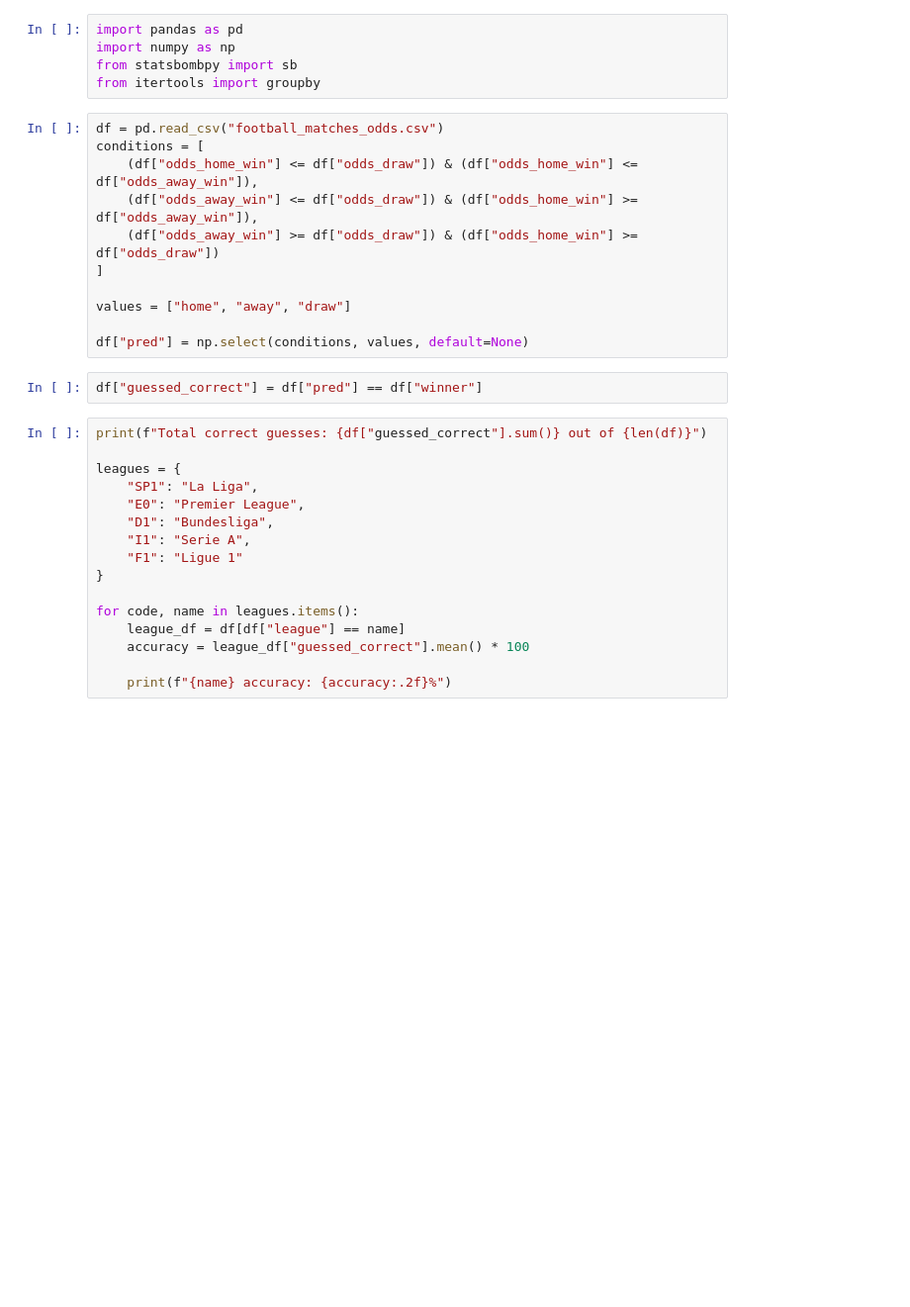
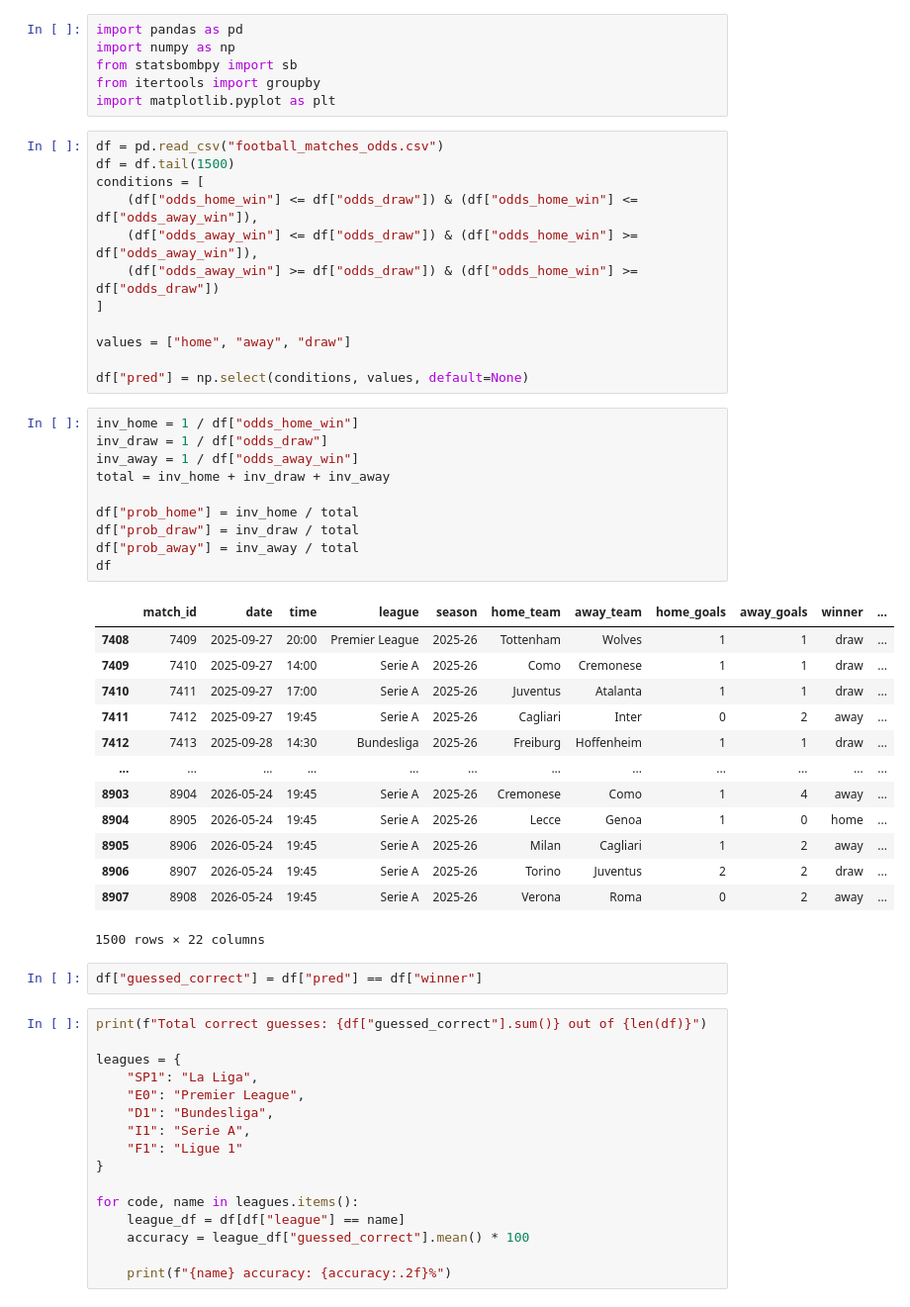
Before and after one commit to kais-grati/football_oracle, a Jupyter notebook: experiments.ipynb, the cells around one changed output. Shown at 99% size. Cells and saved outputs as stored; diff of their text form; blank space fills up the shorter version.

```diff
--- a/experiments.ipynb
+++ b/experiments.ipynb
@@ -3,8 +3,10 @@ import pandas as pd
 import numpy as np
 from statsbombpy import sb
 from itertools import groupby
+import matplotlib.pyplot as plt
 # %%
 df = pd.read_csv("football_matches_odds.csv")
+df = df.tail(1500)
 conditions = [
     (df["odds_home_win"] <= df["odds_draw"]) & (df["odds_home_win"] <= df["odds_away_win"]),
     (df["odds_away_win"] <= df["odds_draw"]) & (df["odds_home_win"] >= df["odds_away_win"]),
@@ -14,6 +16,30 @@ conditions = [
 values = ["home", "away", "draw"]
 
 df["pred"] = np.select(conditions, values, default=None)
+# %%
+inv_home = 1 / df["odds_home_win"]
+inv_draw = 1 / df["odds_draw"]
+inv_away = 1 / df["odds_away_win"]
+total = inv_home + inv_draw + inv_away
+
+df["prob_home"] = inv_home / total
+df["prob_draw"] = inv_draw / total
+df["prob_away"] = inv_away / total
+df
+# %% [output]
+|  | match_id | date | time | league | season | home_team | away_team | home_goals | away_goals | winner | ... |
+| 7408 | 7409 | 2025-09-27 | 20:00 | Premier League | 2025-26 | Tottenham | Wolves | 1 | 1 | draw | ... |
+| 7409 | 7410 | 2025-09-27 | 14:00 | Serie A | 2025-26 | Como | Cremonese | 1 | 1 | draw | ... |
+| 7410 | 7411 | 2025-09-27 | 17:00 | Serie A | 2025-26 | Juventus | Atalanta | 1 | 1 | draw | ... |
+| 7411 | 7412 | 2025-09-27 | 19:45 | Serie A | 2025-26 | Cagliari | Inter | 0 | 2 | away | ... |
+| 7412 | 7413 | 2025-09-28 | 14:30 | Bundesliga | 2025-26 | Freiburg | Hoffenheim | 1 | 1 | draw | ... |
+| ... | ... | ... | ... | ... | ... | ... | ... | ... | ... | ... | ... |
+| 8903 | 8904 | 2026-05-24 | 19:45 | Serie A | 2025-26 | Cremonese | Como | 1 | 4 | away | ... |
+| 8904 | 8905 | 2026-05-24 | 19:45 | Serie A | 2025-26 | Lecce | Genoa | 1 | 0 | home | ... |
+| 8905 | 8906 | 2026-05-24 | 19:45 | Serie A | 2025-26 | Milan | Cagliari | 1 | 2 | away | ... |
+| 8906 | 8907 | 2026-05-24 | 19:45 | Serie A | 2025-26 | Torino | Juventus | 2 | 2 | draw | ... |
+| 8907 | 8908 | 2026-05-24 | 19:45 | Serie A | 2025-26 | Verona | Roma | 0 | 2 | away | ... |
+1500 rows × 22 columns
 # %%
 df["guessed_correct"] = df["pred"] == df["winner"]
 # %%
```
Also changed, not shown: parts of 8 cells of this notebook, 10 other files.
